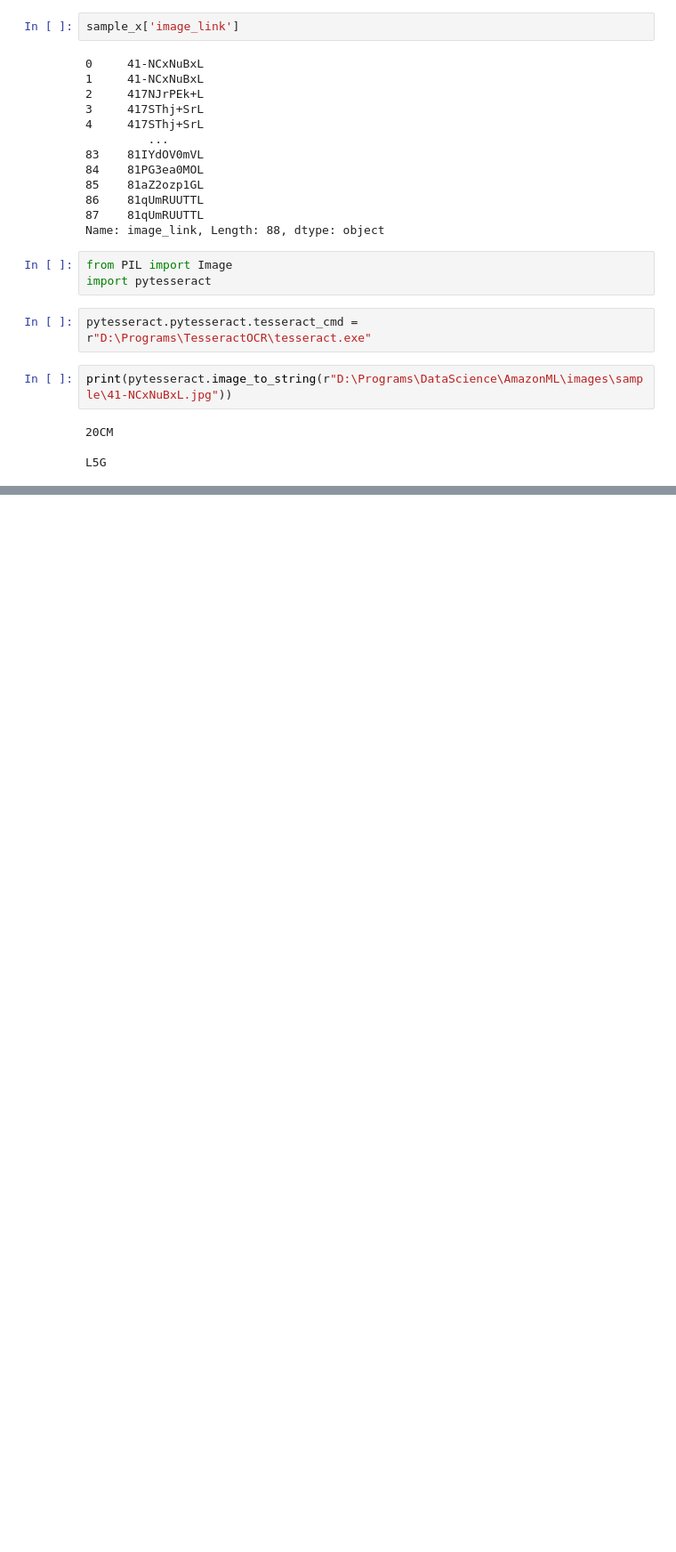
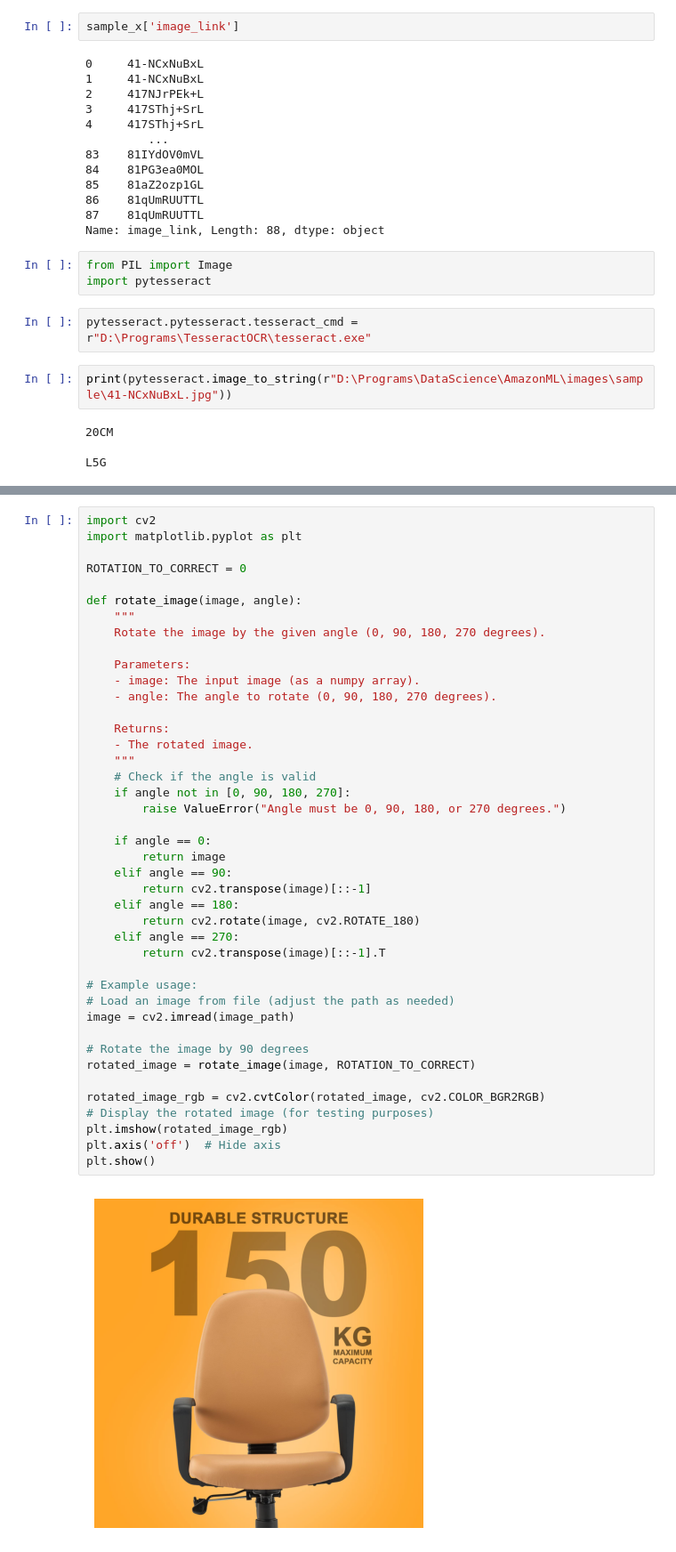
Before and after one commit to data-overflow/AmazonML, a Jupyter notebook: src/playground2.ipynb, the cells around one changed output, grey strips where cells are left out. Shown at 89% size. Saved outputs shown, nothing was run; the diff lists cells and outputs as text; blank space fills up the shorter version.

```diff
--- a/src/playground2.ipynb
+++ b/src/playground2.ipynb
@@ -109,0 +125,44 @@ TesseractNotFoundError: tesseract is not installed or it's not in your PATH. See
+# %%
+import cv2
+import matplotlib.pyplot as plt
+
+ROTATION_TO_CORRECT = 0
+
+def rotate_image(image, angle):
+    """
+    Rotate the image by the given angle (0, 90, 180, 270 degrees).
+
+    Parameters:
+    - image: The input image (as a numpy array).
+    - angle: The angle to rotate (0, 90, 180, 270 degrees).
+
+    Returns:
+    - The rotated image.
+    """
+    # Check if the angle is valid
+    if angle not in [0, 90, 180, 270]:
+        raise ValueError("Angle must be 0, 90, 180, or 270 degrees.")
+
+    if angle == 0:
+        return image
+    elif angle == 90:
+        return cv2.transpose(image)[::-1]
+    elif angle == 180:
+        return cv2.rotate(image, cv2.ROTATE_180)
+    elif angle == 270:
+        return cv2.transpose(image)[::-1].T
+
+# Example usage:
+# Load an image from file (adjust the path as needed)
+image = cv2.imread(image_path)
+
+# Rotate the image by 90 degrees
+rotated_image = rotate_image(image, ROTATION_TO_CORRECT)
+
+rotated_image_rgb = cv2.cvtColor(rotated_image, cv2.COLOR_BGR2RGB)
+# Display the rotated image (for testing purposes)
+plt.imshow(rotated_image_rgb)
+plt.axis('off')  # Hide axis
+plt.show()
+# %% [output]
+[figure, added]
```
Also changed, not shown: parts of 13 cells of this notebook, 8 other files.
